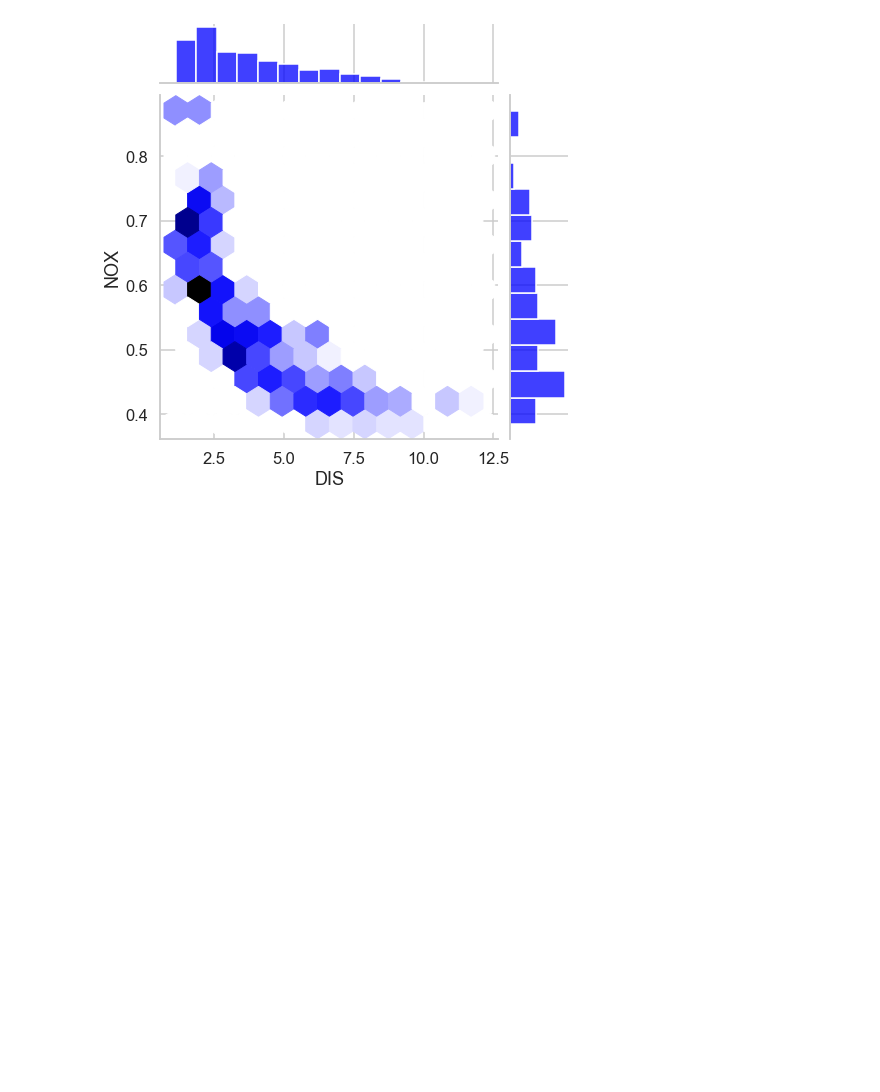
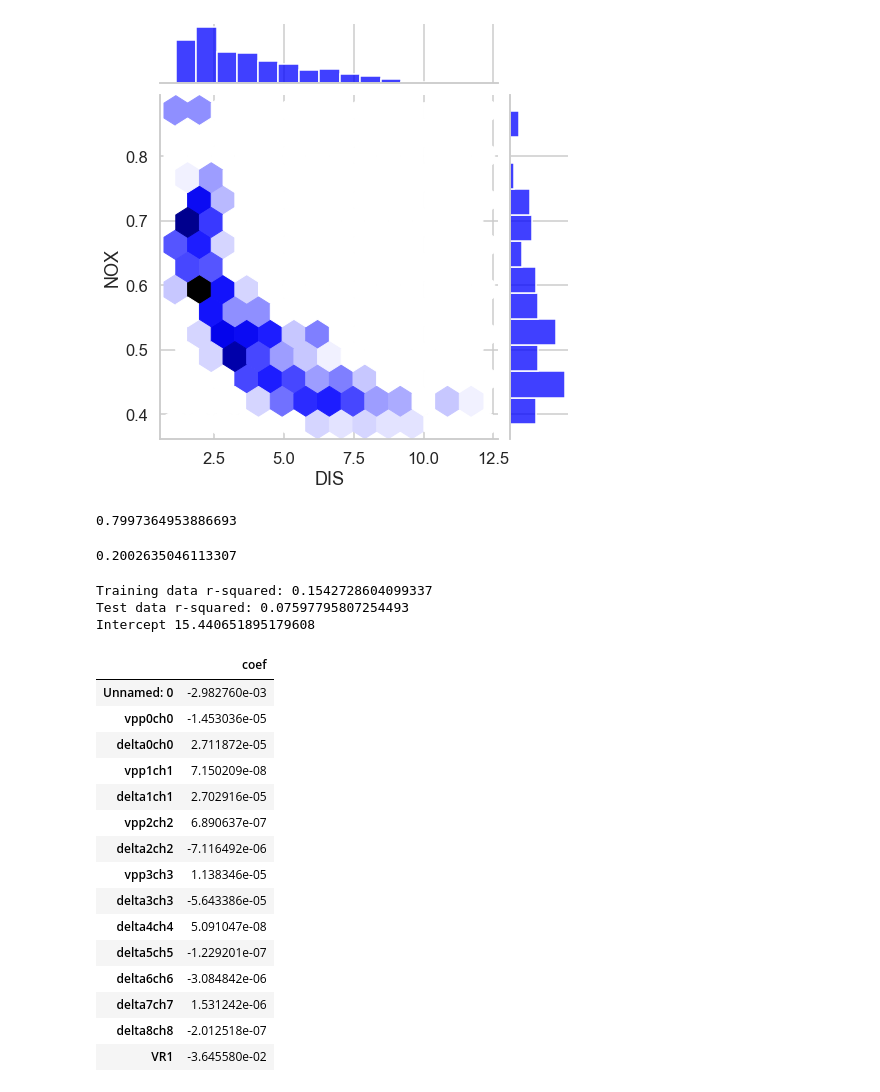
Before and after one commit to ahmadasmandar/linearreg, a Jupyter notebook: boston.ipynb, the cells around one changed output. Cells and saved outputs as stored; diff of their text form; code cells hidden in the pictures; blank space fills up the shorter version.

Commit message:
build the model and train it

```diff
--- a/boston.ipynb
+++ b/boston.ipynb
@@ -256,3 +259,5 @@ sns.jointplot(x=data['DIS'], y=data['NOX'], kind='hex', height=7, color='blue')
 plt.show()
 # %% [output]
 [figure]
+# %%
+dataset=pd.read_excel("compact.xlsx").fillna(0)
@@ -258,0 +267,54 @@ plt.show()
+# %%
+target=dataset['target']
+# dataset['target'].isnull().values.any()
+# target=scaler.transform(target)
+# print(scaler.fit(target))
+# %%
+# features=dataset.drop(["target","name_at_End","name",'delta0ch0','delta1ch1',"delta2ch2","delta3ch3"], axis=1).fillna(0)
+features=dataset.drop(["target","name_at_End","name"], axis=1).fillna(0)
+# features.isnull().values.any()
+# print(features.head())
+# features=scaler.transform(features)
+# print(features)
+# print(scaler.fit(features))
+# print(scaler.transform(features))
+# %%
+X_train, X_test, y_train, y_test = train_test_split(features, target, test_size=0.2, random_state=10)
+# % of training set
+len(X_train)/len(features)
+# %% [output]
+0.7997364953886693
+# %%
+# % of test data set
+X_test.shape[0]/features.shape[0]
+# %% [output]
+0.2002635046113307
+# %%
+regr = LinearRegression()
+regr.fit(X_train, y_train)
+#Challenge: print out r-squared for training and test datasets
+print('Training data r-squared:', regr.score(X_train, y_train))
+print('Test data r-squared:', regr.score(X_test, y_test))
+
+print('Intercept', regr.intercept_)
+pd.DataFrame(data=regr.coef_, index=X_train.columns, columns=['coef'])
+# %% [output]
+Training data r-squared: 0.1542728604099337
+Test data r-squared: 0.07597795807254493
+Intercept 15.440651895179608
+|  | coef |
+| Unnamed: 0 | -2.982760e-03 |
+| vpp0ch0 | -1.453036e-05 |
+| delta0ch0 | 2.711872e-05 |
+| vpp1ch1 | 7.150209e-08 |
+| delta1ch1 | 2.702916e-05 |
+| vpp2ch2 | 6.890637e-07 |
+| delta2ch2 | -7.116492e-06 |
+| vpp3ch3 | 1.138346e-05 |
+| delta3ch3 | -5.643386e-05 |
+| delta4ch4 | 5.091047e-08 |
+| delta5ch5 | -1.229201e-07 |
+| delta6ch6 | -3.084842e-06 |
+| delta7ch7 | 1.531242e-06 |
+| delta8ch8 | -2.012518e-07 |
+| VR1 | -3.645580e-02 |
```
Also changed, not shown: parts of 2 cells of this notebook, 1 other file.
